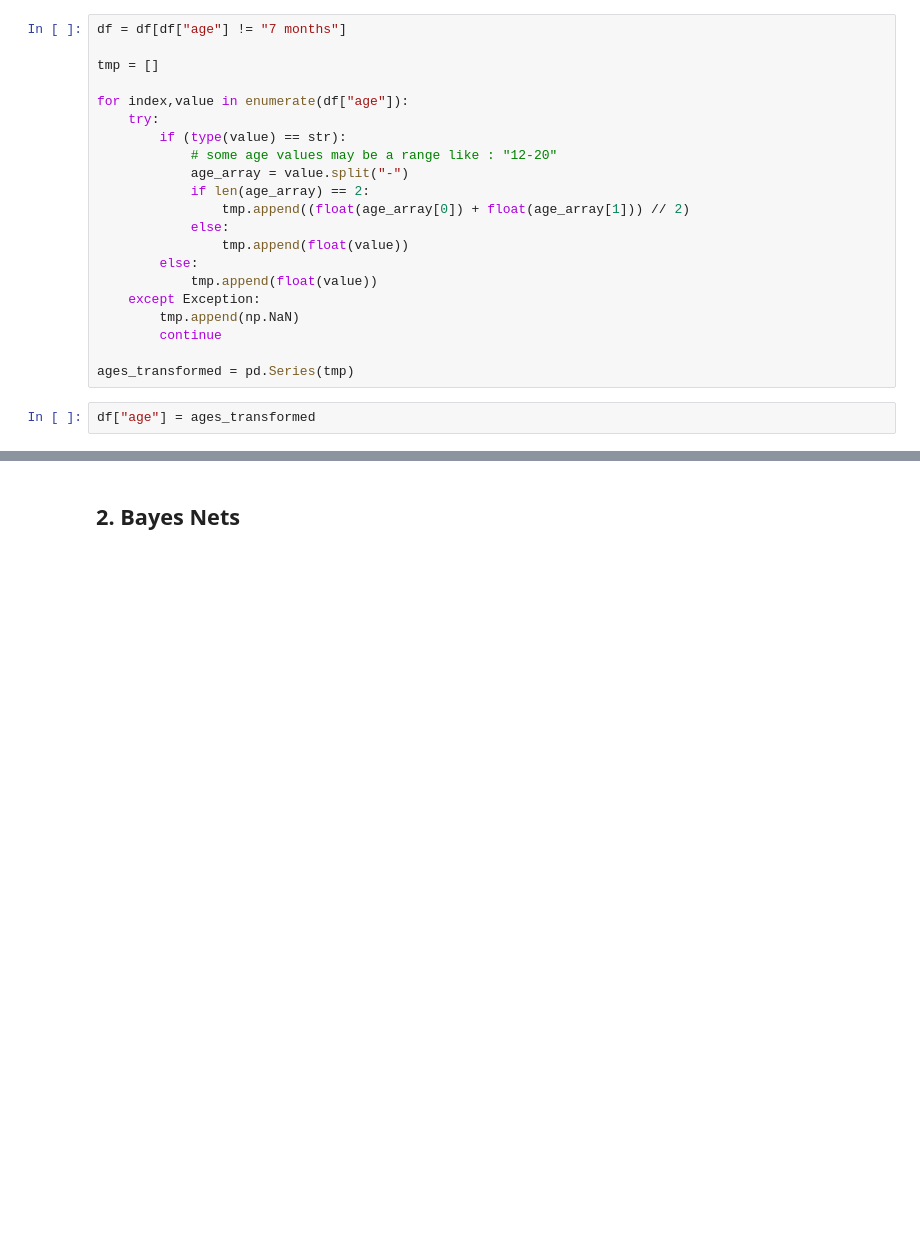
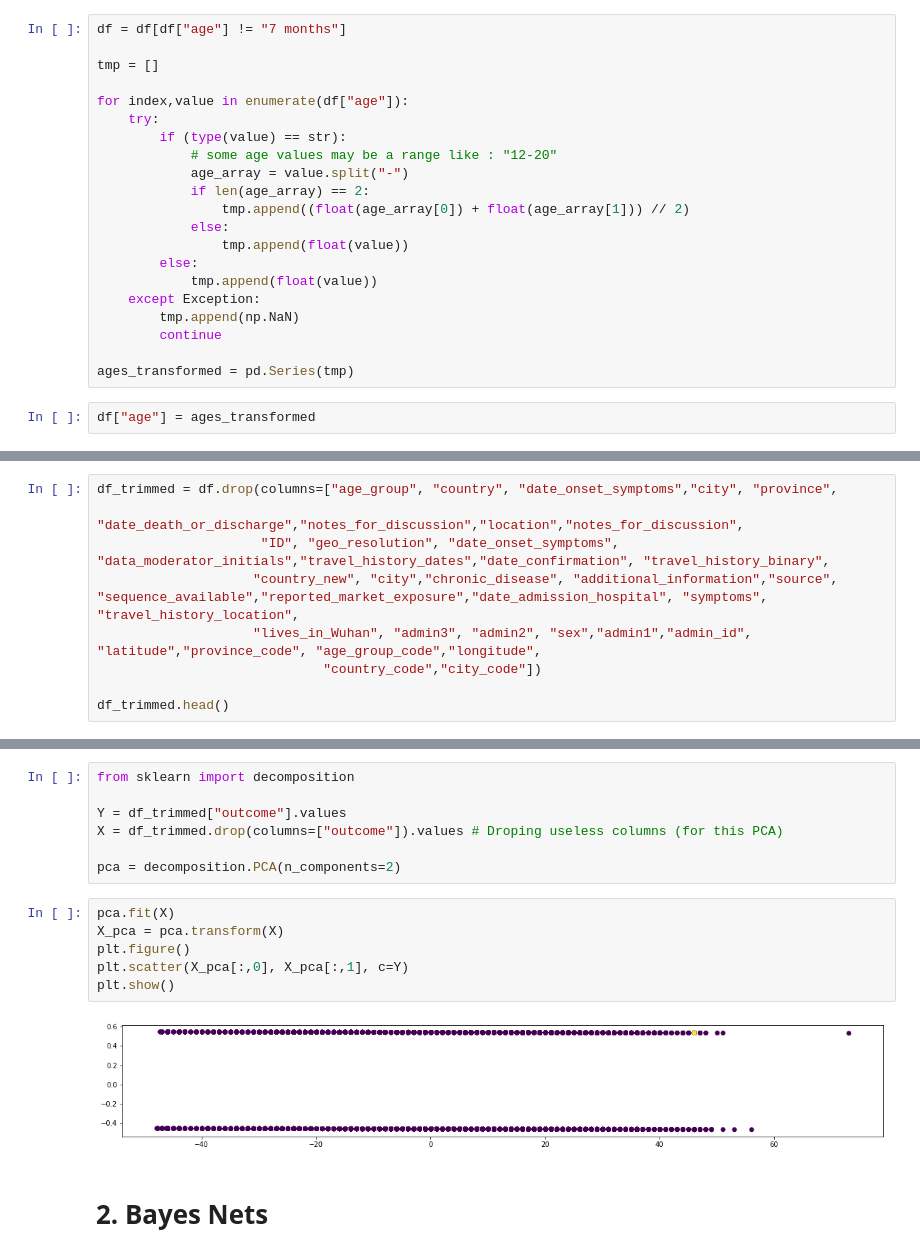
Before and after one commit to andbluedev/Covid-Dataset-Analysis-and-Predictions, a Jupyter notebook: Covid Analysis and Predictions.ipynb, the cells around one changed output, grey strips where cells are left out. Drawn from its saved outputs; the diff is of its cells as text; blank space fills up the shorter version.

```diff
--- a/Covid Analysis and Predictions.ipynb
+++ b/Covid Analysis and Predictions.ipynb
@@ -102,0 +224,9 @@ plt.show()
+# %%
+df_trimmed = df.drop(columns=["age_group", "country", "date_onset_symptoms","city", "province",
+                     "date_death_or_discharge","notes_for_discussion","location","notes_for_discussion",
+                     "ID", "geo_resolution", "date_onset_symptoms", "data_moderator_initials","travel_history_dates","date_confirmation", "travel_history_binary",
+                    "country_new", "city","chronic_disease", "additional_information","source", "sequence_available","reported_market_exposure","date_admission_hospital", "symptoms", "travel_history_location",
+                    "lives_in_Wuhan", "admin3", "admin2", "sex","admin1","admin_id", "latitude","province_code", "age_group_code","longitude",
+                             "country_code","city_code"])
+
+df_trimmed.head()
@@ -103,4 +240,19 @@ plt.show()
+# %%
+from sklearn import decomposition
+
+Y = df_trimmed["outcome"].values
+X = df_trimmed.drop(columns=["outcome"]).values # Droping useless columns (for this PCA)
+
+pca = decomposition.PCA(n_components=2)
+# %%
+pca.fit(X)
+X_pca = pca.transform(X)
+plt.figure()
+plt.scatter(X_pca[:,0], X_pca[:,1], c=Y)
+plt.show()
+# %% [output]
+[figure, added]
 # %% [markdown]
-## 2. Bayes Nets
+# 2. Bayes Nets
 # %%
 # %% [output]
```
Also changed, not shown: parts of 36 cells of this notebook.
